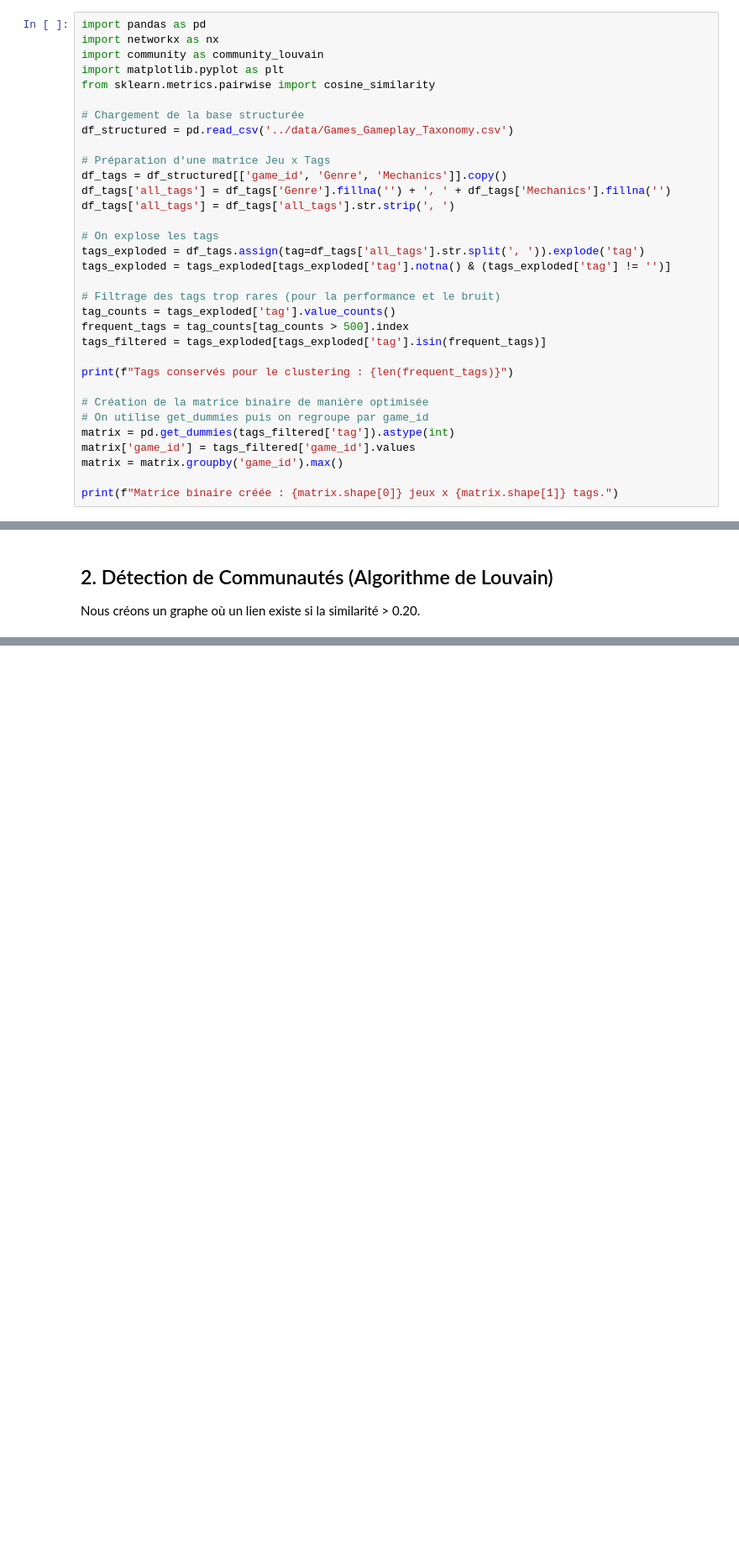
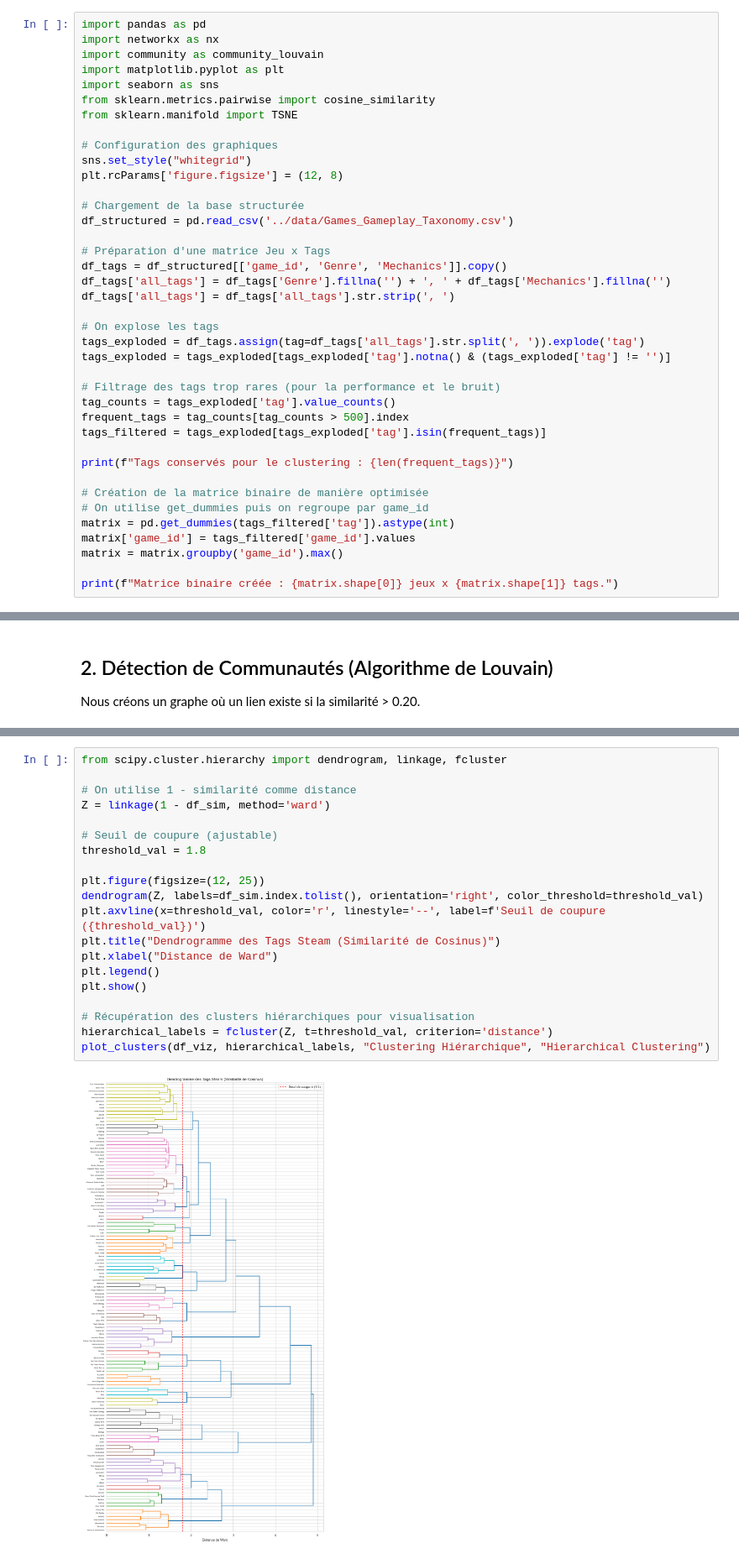
Before and after one commit to MissawB/Game-Mechanics-Classification-Steam, a Jupyter notebook: analysis/4_Folksonomic_Clustering_Analysis.ipynb, the cells around one changed output, grey strips where cells are left out. Shown at 84% size. Saved outputs shown, nothing was run; the diff lists cells and outputs as text; blank space fills up the shorter version.

```diff
--- a/analysis/4_Folksonomic_Clustering_Analysis.ipynb
+++ b/analysis/4_Folksonomic_Clustering_Analysis.ipynb
@@ -10,7 +19,13 @@ import pandas as pd
 import networkx as nx
 import community as community_louvain
 import matplotlib.pyplot as plt
+import seaborn as sns
 from sklearn.metrics.pairwise import cosine_similarity
+from sklearn.manifold import TSNE
+
+# Configuration des graphiques
+sns.set_style("whitegrid")
+plt.rcParams['figure.figsize'] = (12, 8)
 
 # Chargement de la base structurée
 df_structured = pd.read_csv('../data/Games_Gameplay_Taxonomy.csv')
@@ -167,0 +224,22 @@ Cette analyse confirme que la folksonomie Steam, contient une structure latente
+# %%
+from scipy.cluster.hierarchy import dendrogram, linkage, fcluster
+
+# On utilise 1 - similarité comme distance
+Z = linkage(1 - df_sim, method='ward')
+
+# Seuil de coupure (ajustable)
+threshold_val = 1.8
+
+plt.figure(figsize=(12, 25))
+dendrogram(Z, labels=df_sim.index.tolist(), orientation='right', color_threshold=threshold_val)
+plt.axvline(x=threshold_val, color='r', linestyle='--', label=f'Seuil de coupure ({threshold_val})')
+plt.title("Dendrogramme des Tags Steam (Similarité de Cosinus)")
+plt.xlabel("Distance de Ward")
+plt.legend()
+plt.show()
+
+# Récupération des clusters hiérarchiques pour visualisation
+hierarchical_labels = fcluster(Z, t=threshold_val, criterion='distance')
+plot_clusters(df_viz, hierarchical_labels, "Clustering Hiérarchique", "Hierarchical Clustering")
+# %% [output]
+[figure, added]
```
Also changed, not shown: parts of 21 cells of this notebook, 5 other files.
